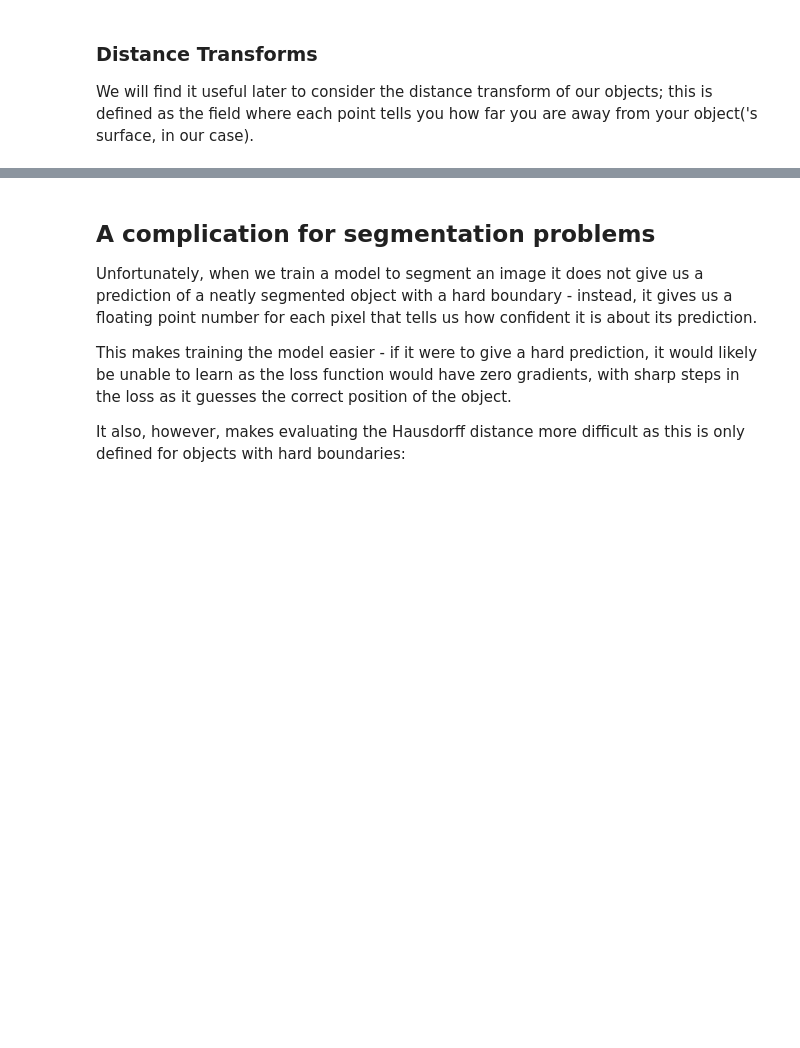
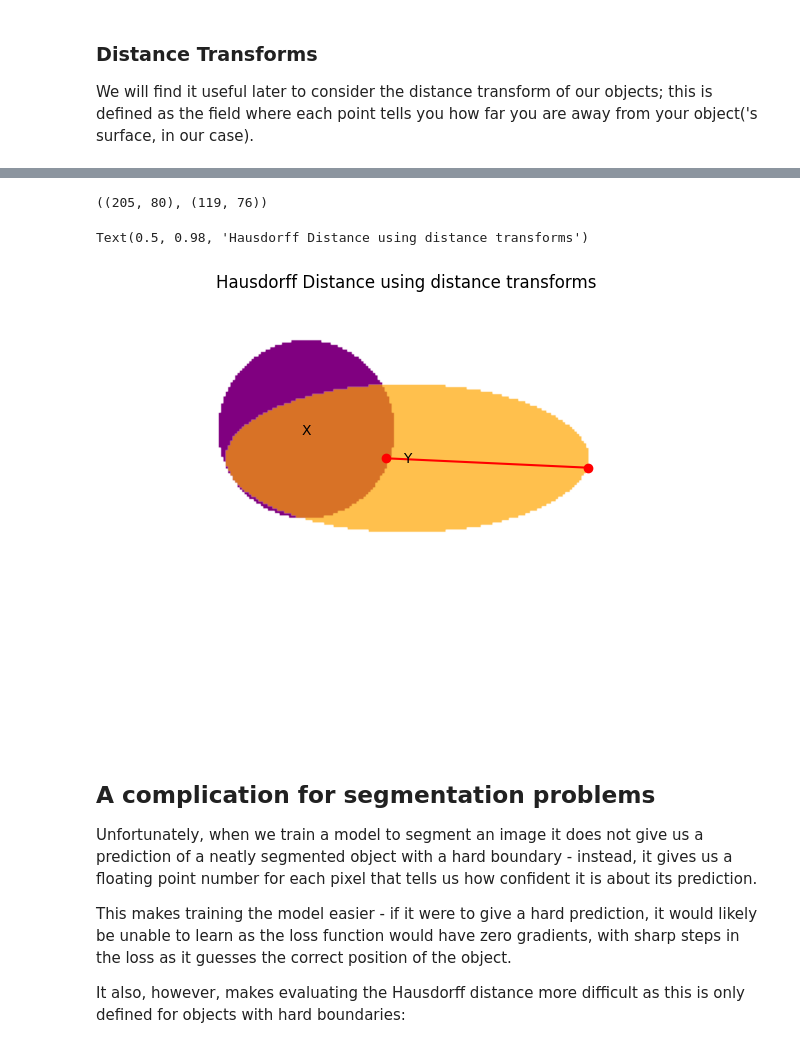
Before and after one commit to JGIBristol/fish_test, a Jupyter notebook: haussdorf_loss.ipynb, the cells around one changed output, grey strips where cells are left out. Saved outputs shown, nothing was run; the diff lists cells and outputs as text; code cells hidden in the pictures; blank space fills up the shorter version.

```diff
--- a/haussdorf_loss.ipynb
+++ b/haussdorf_loss.ipynb
@@ -138,3 +155,48 @@ Show the Hausdorff distance between two binary images, calculated using distance
+# %%
+"""
+Show the Hausdorff distance between two binary images, calculated using distance transforms.
+
+"""
+
+
+def hausdorff_points(
+    distfield_1: np.ndarray,
+    distfield_2: np.ndarray,
+    object_1: np.ndarray,
+    object_2: np.ndarray,
+) -> tuple[int, tuple[int, int], tuple[int, int]]:
+    """
+    The points that define the Hausdorff distance between two binary images
+
+    """
+    masked_d1 = np.where(object_1, distfield_2, 0)
+
+    masked_d2 = np.where(object_2, distfield_1, 0)
+    hd1 = np.max(masked_d1)
+    hd2 = np.max(masked_d2)
+
+    # Find the coordinates of the maximum distances
+    point_1 = np.unravel_index(np.argmax(masked_d1), distfield_1.shape)
+    point_2 = np.unravel_index(np.argmax(masked_d2), distfield_2.shape)
+
+    # Determine which maximum distance is larger
+    if hd1 > hd2:
+        return hd1, point_1, point_2
+    return hd2, point_2, point_1
+
+
+dist, start, end = hausdorff_points(x_distfield, y_distfield, hard_x, y)
+start, end
+# %% [output]
+((205, 80), (119, 76))
+# %%
+fig, axis = plot_objects(hard_x, y)
+
+axis.plot(*zip(start, end), "ro-")
+fig.suptitle("Hausdorff Distance using distance transforms")
+# %% [output]
+Text(0.5, 0.98, 'Hausdorff Distance using distance transforms')
+[figure, added]
 # %% [markdown]
 A complication for segmentation problems
 ----
```
Also changed, not shown: parts of 13 cells of this notebook.
